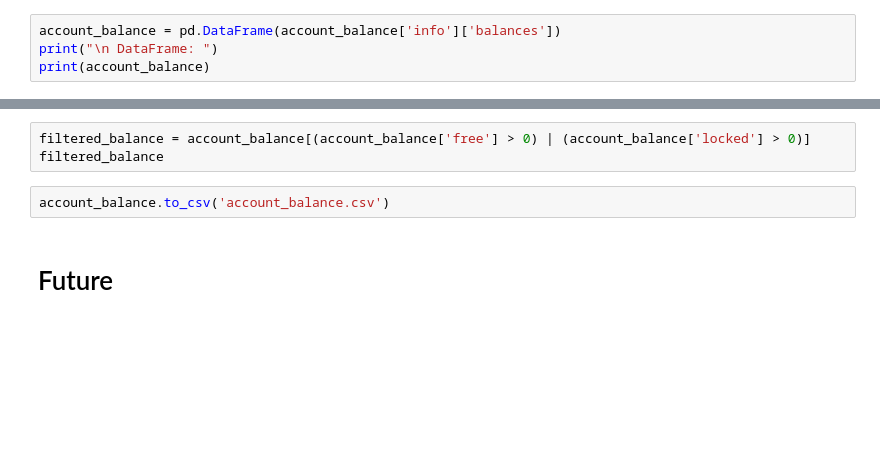
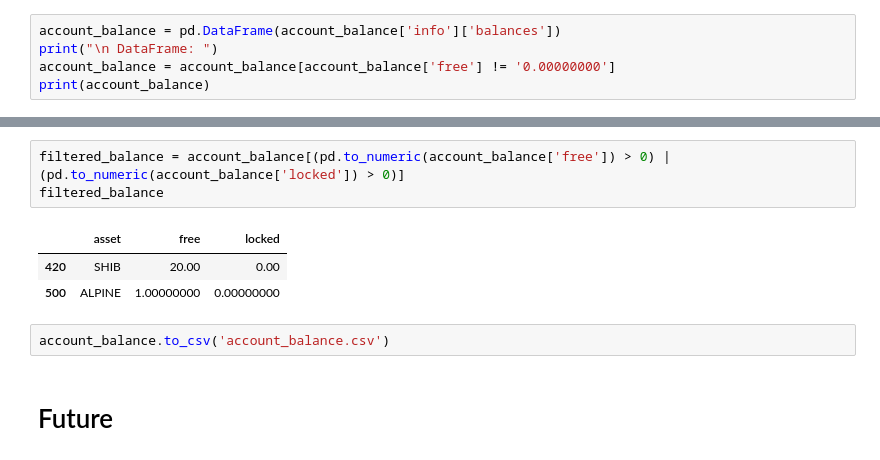
Before and after one commit to Vietprole/Python, a Jupyter notebook: ML for Investment/Khoa ML for invesment - Thanhdt (11.2023)/Buổi 3. Crypto Binance/Buoi3_0.ipynb, the cells around one changed output, grey strips where cells are left out. Drawn from its saved outputs; the diff is of its cells as text; blank space fills up the shorter version.

```diff
--- a/ML for Investment/Khoa ML for invesment - Thanhdt (11.2023)/Buổi 3. Crypto Binance/Buoi3_0.ipynb
+++ b/ML for Investment/Khoa ML for invesment - Thanhdt (11.2023)/Buổi 3. Crypto Binance/Buoi3_0.ipynb
@@ -26,4 +31,5 @@ print(account_balance)
 # %%
 account_balance = pd.DataFrame(account_balance['info']['balances'])
 print("\n DataFrame: ")
+account_balance = account_balance[account_balance['free'] != '0.00000000']
 print(account_balance)
@@ -30,6 +50,10 @@ print(account_balance)
 # %%
-filtered_balance = account_balance[(account_balance['free'] > 0) | (account_balance['locked'] > 0)]
+filtered_balance = account_balance[(pd.to_numeric(account_balance['free']) > 0) | (pd.to_numeric(account_balance['locked']) > 0)]
 filtered_balance
+# %% [output]
+|  | asset | free | locked |
+| 420 | SHIB | 20.00 | 0.00 |
+| 500 | ALPINE | 1.00000000 | 0.00000000 |
 # %%
 account_balance.to_csv('account_balance.csv')
 # %% [markdown]
```
Also changed, not shown: parts of 8 cells of this notebook, 17 other files.
